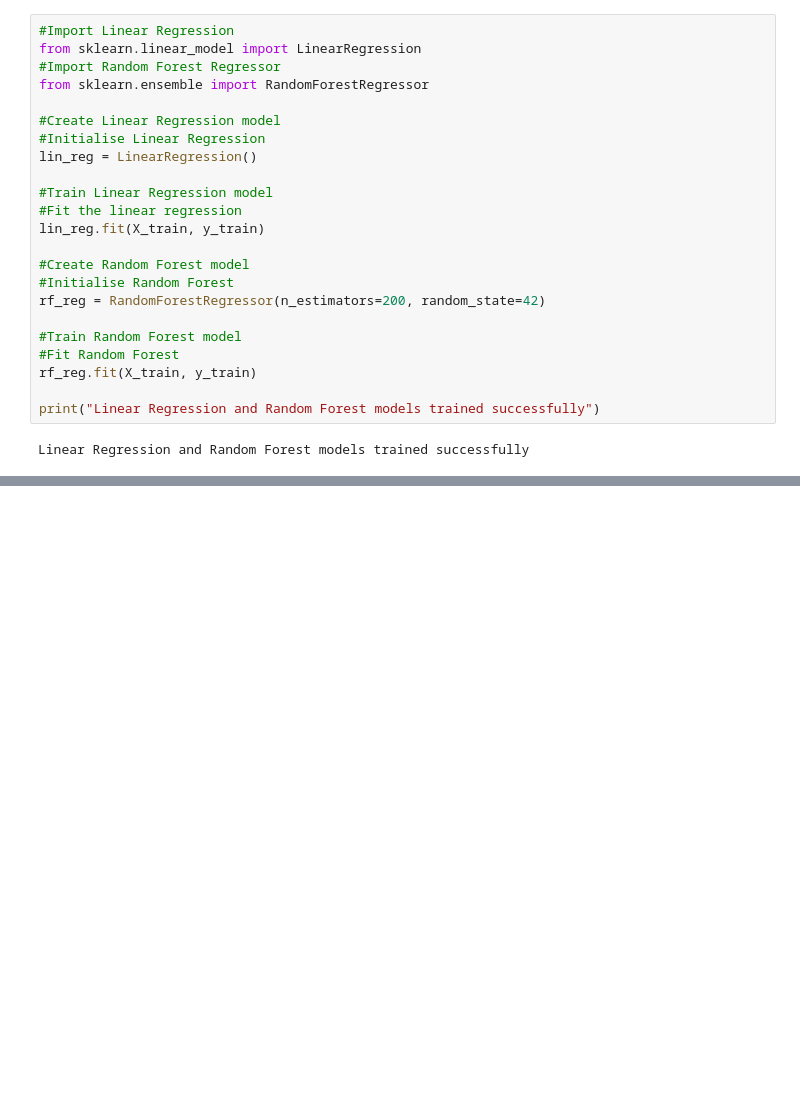
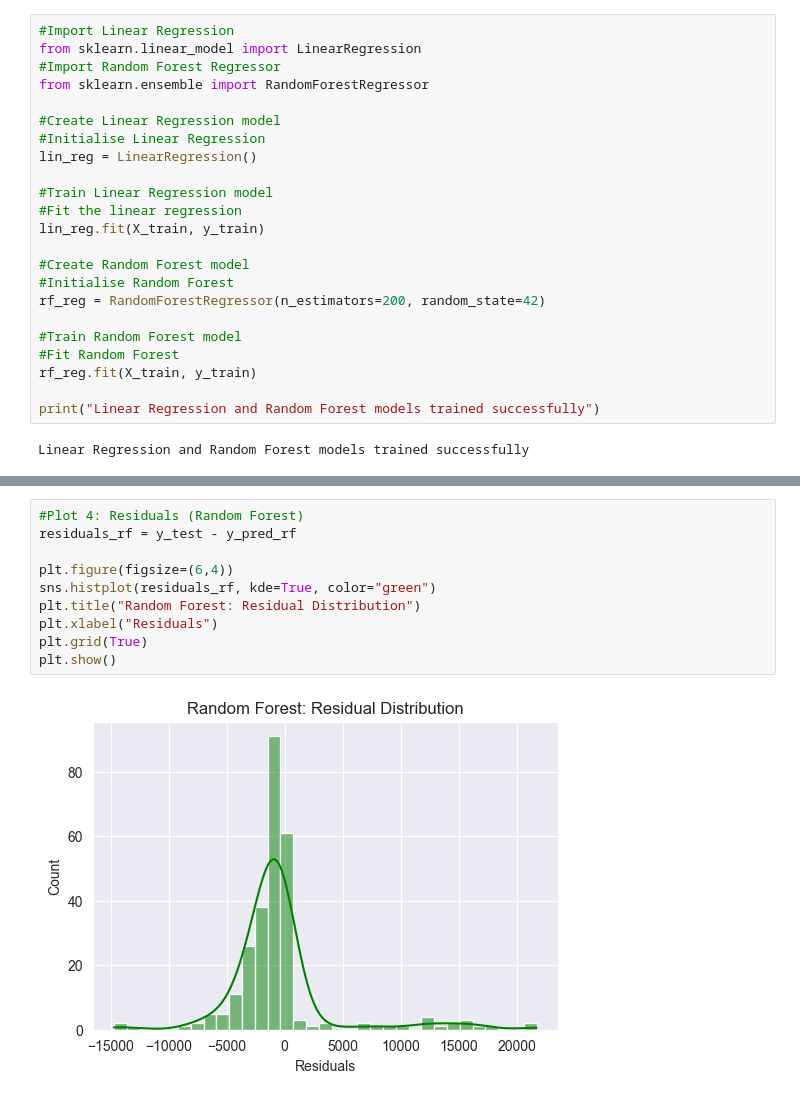
Before and after one commit to yathukamal/Regression, a Jupyter notebook: Insurance_regression.ipynb, the cells around one changed output, grey strips where cells are left out. Drawn from its saved outputs; the diff is of its cells as text; blank space fills up the shorter version.

```diff
--- a/Insurance_regression.ipynb
+++ b/Insurance_regression.ipynb
@@ -203,0 +286,12 @@ Linear Regression and Random Forest models trained successfully
+# %%
+#Plot 4: Residuals (Random Forest)
+residuals_rf = y_test - y_pred_rf
+
+plt.figure(figsize=(6,4))
+sns.histplot(residuals_rf, kde=True, color="green")
+plt.title("Random Forest: Residual Distribution")
+plt.xlabel("Residuals")
+plt.grid(True)
+plt.show()
+# %% [output]
+[figure, added]
```
Also changed, not shown: parts of 6 cells of this notebook.
